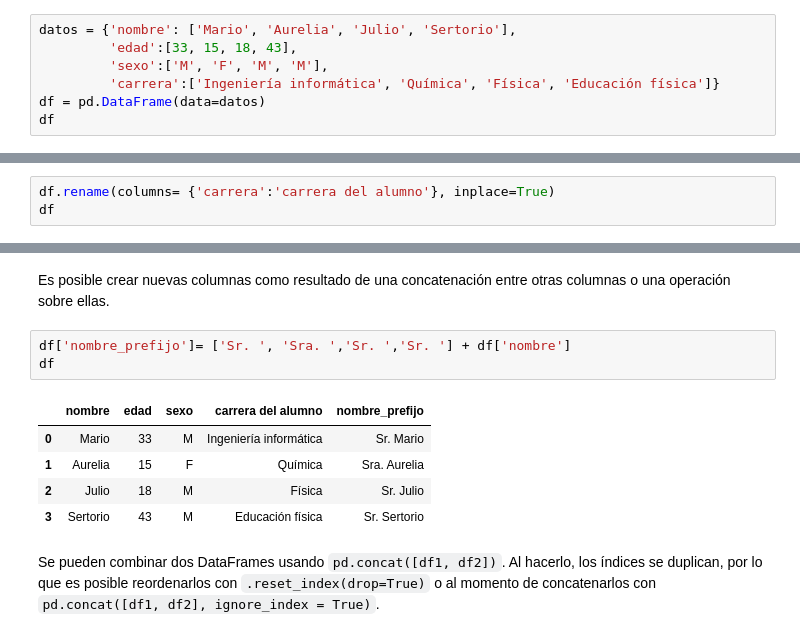
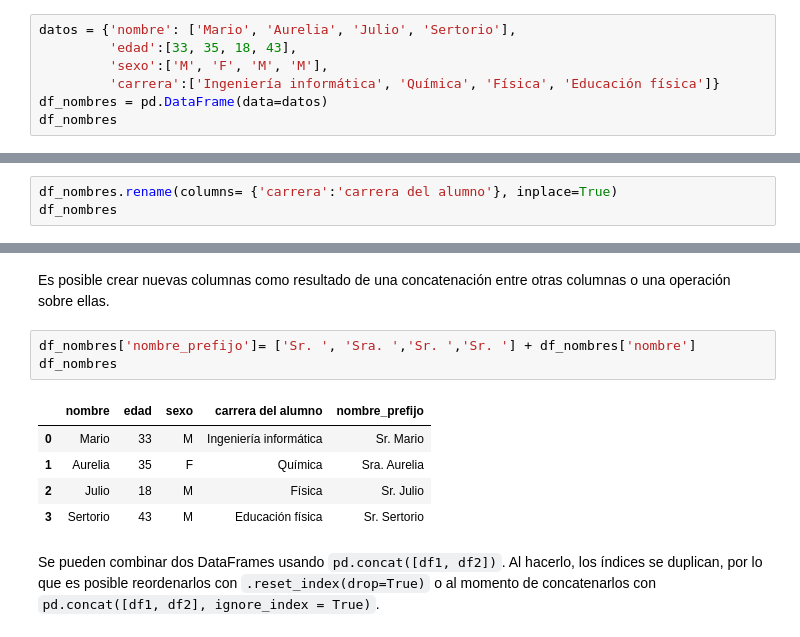
Before and after one commit to GabyPinilla/resumenes, a Jupyter notebook: Resumen_Python.ipynb, the cells around one changed output, grey strips where cells are left out. Saved outputs shown, nothing was run; the diff lists cells and outputs as text.

```diff
--- a/Resumen_Python.ipynb
+++ b/Resumen_Python.ipynb
@@ -793,11 +793,11 @@ Para crear un DataFrame se utiliza la siguiente sintaxis: `pd.DataFrame(data=<da
 Ejemplo:
 # %%
 datos = {'nombre': ['Mario', 'Aurelia', 'Julio', 'Sertorio'],
-         'edad':[33, 15, 18, 43],
+         'edad':[33, 35, 18, 43],
          'sexo':['M', 'F', 'M', 'M'],
          'carrera':['Ingeniería informática', 'Química', 'Física', 'Educación física']}
-df = pd.DataFrame(data=datos)
-df
+df_nombres = pd.DataFrame(data=datos)
+df_nombres
 # %% [output]
 |  | nombre | edad | sexo | carrera |
 | 0 | Mario | 33 | M | Ingeniería informática |
@@ -863,8 +870,8 @@ df_numeros.iloc[[0,1,2,3],[1,2]] # o df_numeros.iloc[[0:4],[1,2]]
 #### Manipulación de las filas y columnas
 Para cambiar el nombre a las filas y columnas, se utiliza el comando `rename()` donde se le debe especificar con claves y valores el cambio de los nombres. `inplace=True` cambia los valores modificando el DataFrame original, sin embargo, se puede omitir.
 # %%
-df.rename(columns= {'carrera':'carrera del alumno'}, inplace=True)
-df
+df_nombres.rename(columns= {'carrera':'carrera del alumno'}, inplace=True)
+df_nombres
 # %% [output]
 |  | nombre | edad | sexo | carrera del alumno |
 | 0 | Mario | 33 | M | Ingeniería informática |
@@ -897,12 +904,12 @@ df_dias
 # %% [markdown]
 Es posible crear nuevas columnas como resultado de una concatenación entre otras columnas o una operación sobre ellas.
 # %%
-df['nombre_prefijo']= ['Sr. ', 'Sra. ','Sr. ','Sr. '] + df['nombre']
-df
+df_nombres['nombre_prefijo']= ['Sr. ', 'Sra. ','Sr. ','Sr. '] + df_nombres['nombre']
+df_nombres
 # %% [output]
 |  | nombre | edad | sexo | carrera del alumno | nombre_prefijo |
 | 0 | Mario | 33 | M | Ingeniería informática | Sr. Mario |
-| 1 | Aurelia | 15 | F | Química | Sra. Aurelia |
+| 1 | Aurelia | 35 | F | Química | Sra. Aurelia |
 | 2 | Julio | 18 | M | Física | Sr. Julio |
 | 3 | Sertorio | 43 | M | Educación física | Sr. Sertorio |
 # %% [markdown]
```
Also changed, not shown: parts of 13 cells of this notebook.
